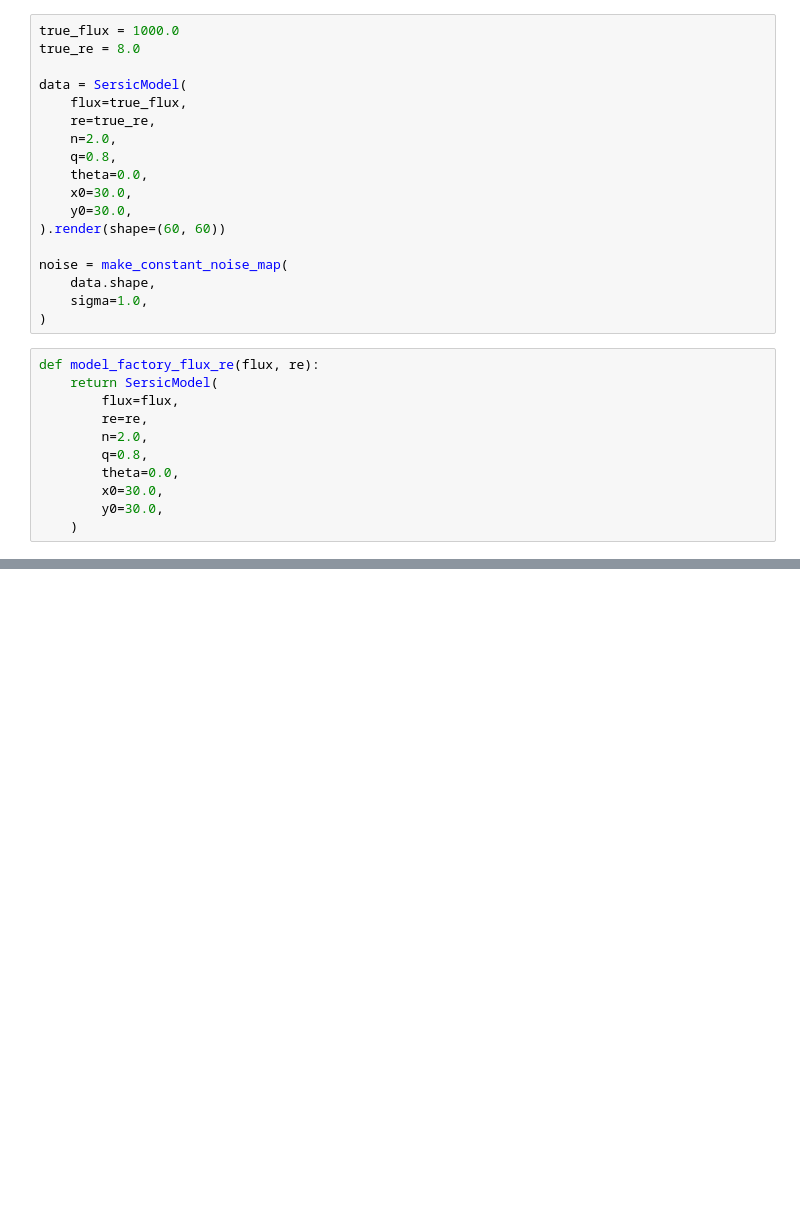
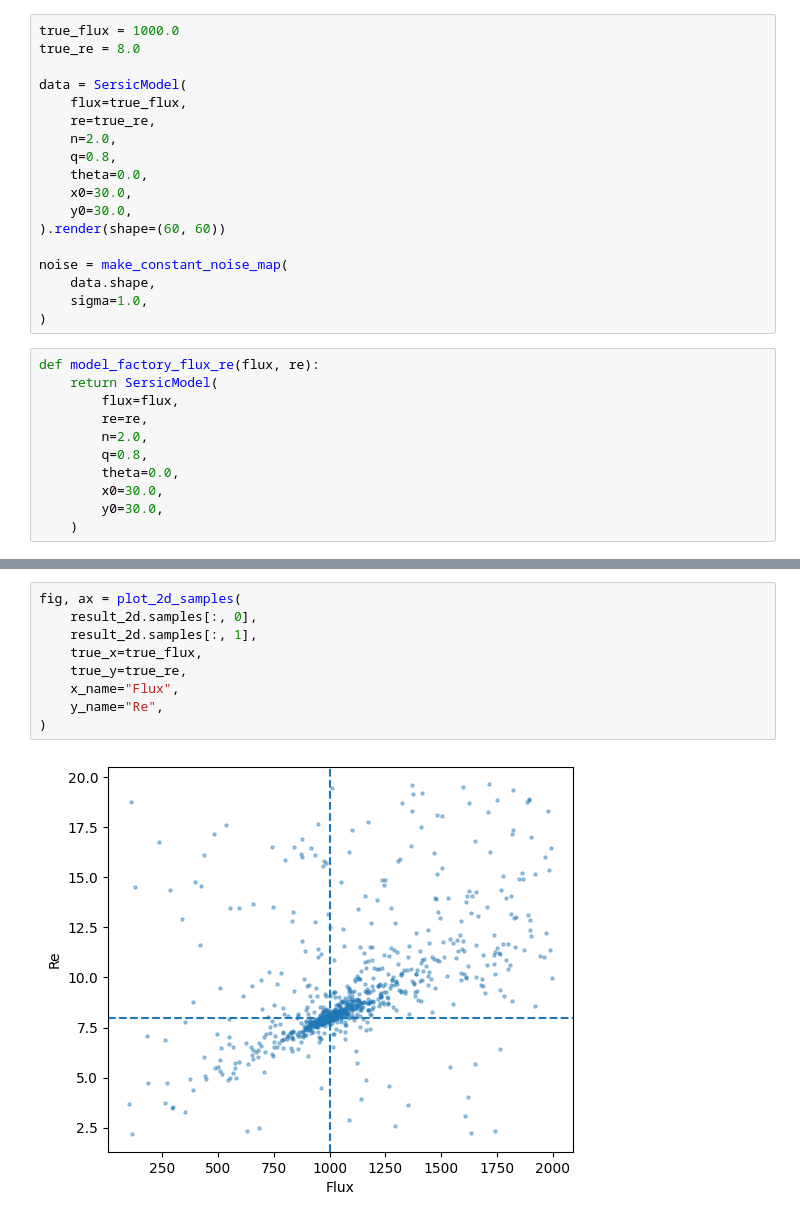
Before and after one commit to carlocannarozzophd/BayMorph, a Jupyter notebook: notebooks/01_single_sersic_fit.ipynb, the cells around one changed output, grey strips where cells are left out. Saved outputs shown, nothing was run; the diff lists cells and outputs as text; blank space fills up the shorter version.

```diff
--- a/notebooks/01_single_sersic_fit.ipynb
+++ b/notebooks/01_single_sersic_fit.ipynb
@@ -185,0 +196,11 @@ plt.show()
+# %%
+fig, ax = plot_2d_samples(
+    result_2d.samples[:, 0],
+    result_2d.samples[:, 1],
+    true_x=true_flux,
+    true_y=true_re,
+    x_name="Flux",
+    y_name="Re",
+)
+# %% [output]
+[figure, added]
```
Also changed, not shown: parts of 9 cells of this notebook, 4 other files.
